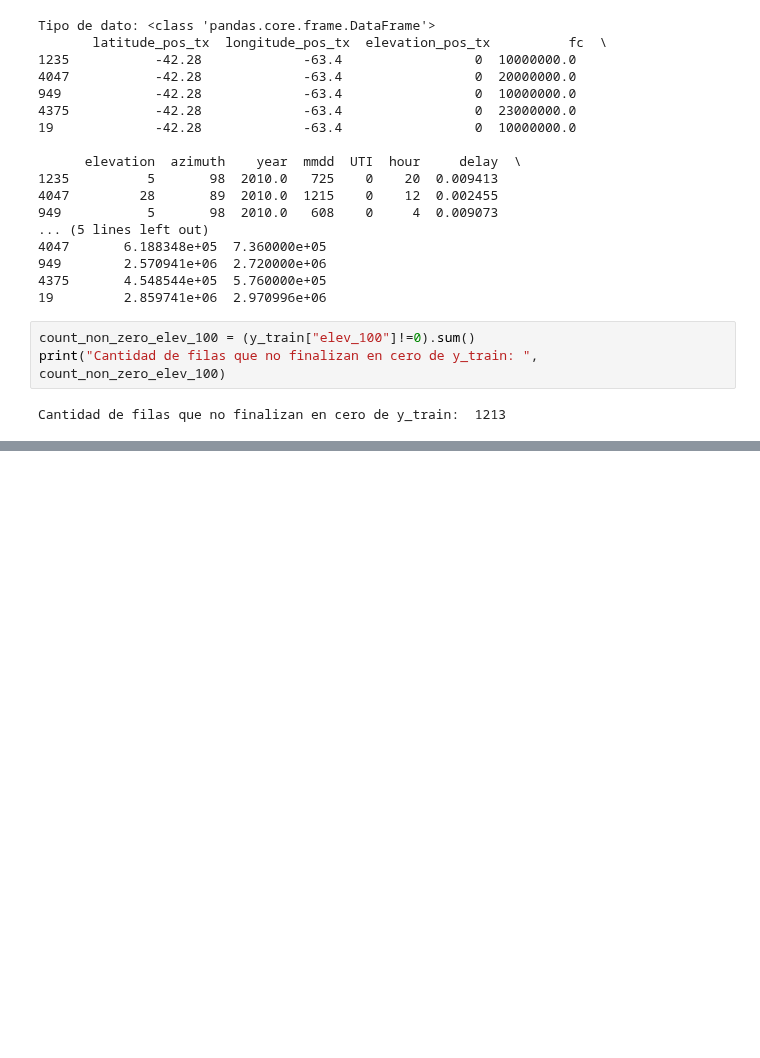
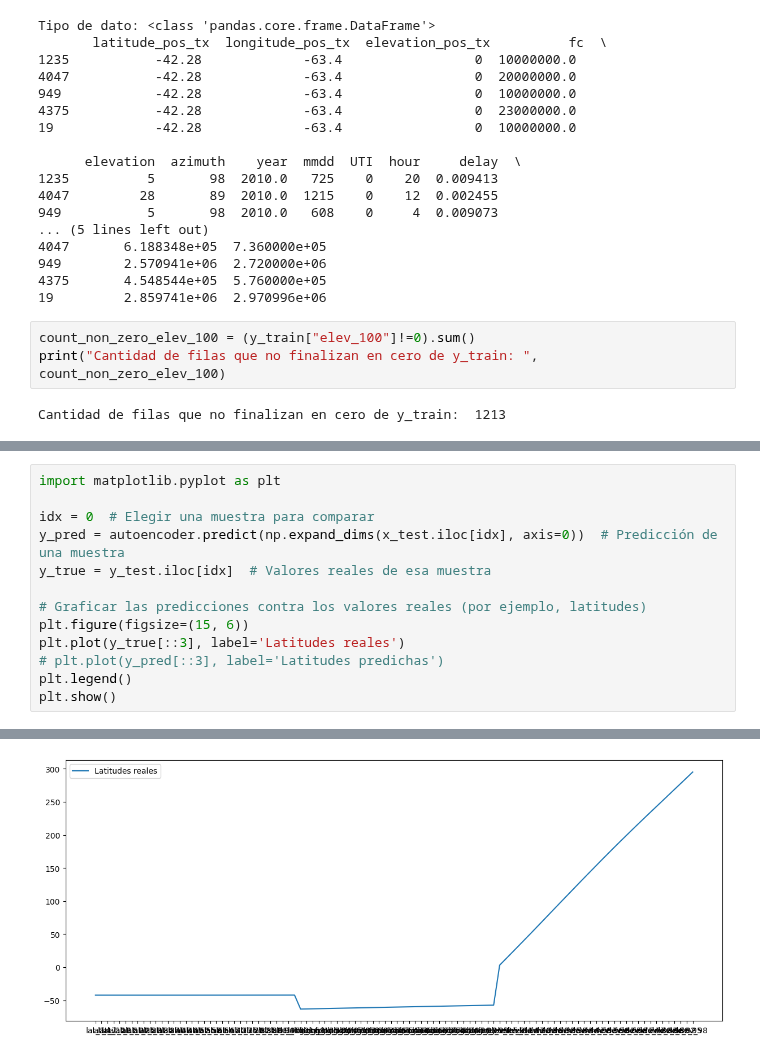
Before and after one commit to ValeFernando840/Ray-Tracing, a Jupyter notebook: Entrenamiento.ipynb, the cells around one changed output, grey strips where cells are left out. Cells and saved outputs as stored; diff of their text form; blank space fills up the shorter version.

```diff
--- a/Entrenamiento.ipynb
+++ b/Entrenamiento.ipynb
@@ -175,0 +319,14 @@ máximos en el test: 0.9997916149046734
+# %%
+import matplotlib.pyplot as plt
+
+idx = 0  # Elegir una muestra para comparar
+y_pred = autoencoder.predict(np.expand_dims(x_test.iloc[idx], axis=0))  # Predicción de una muestra
+y_true = y_test.iloc[idx]  # Valores reales de esa muestra
+
+# Graficar las predicciones contra los valores reales (por ejemplo, latitudes)
+plt.figure(figsize=(15, 6))
+plt.plot(y_true[::3], label='Latitudes reales')
+# plt.plot(y_pred[::3], label='Latitudes predichas')
+plt.legend()
+plt.show()
+# %% [output]
@@ -175,0 +334 @@ máximos en el test: 0.9997916149046734
+[figure, added]
```
Also changed, not shown: parts of 27 cells of this notebook, 11 other files.
